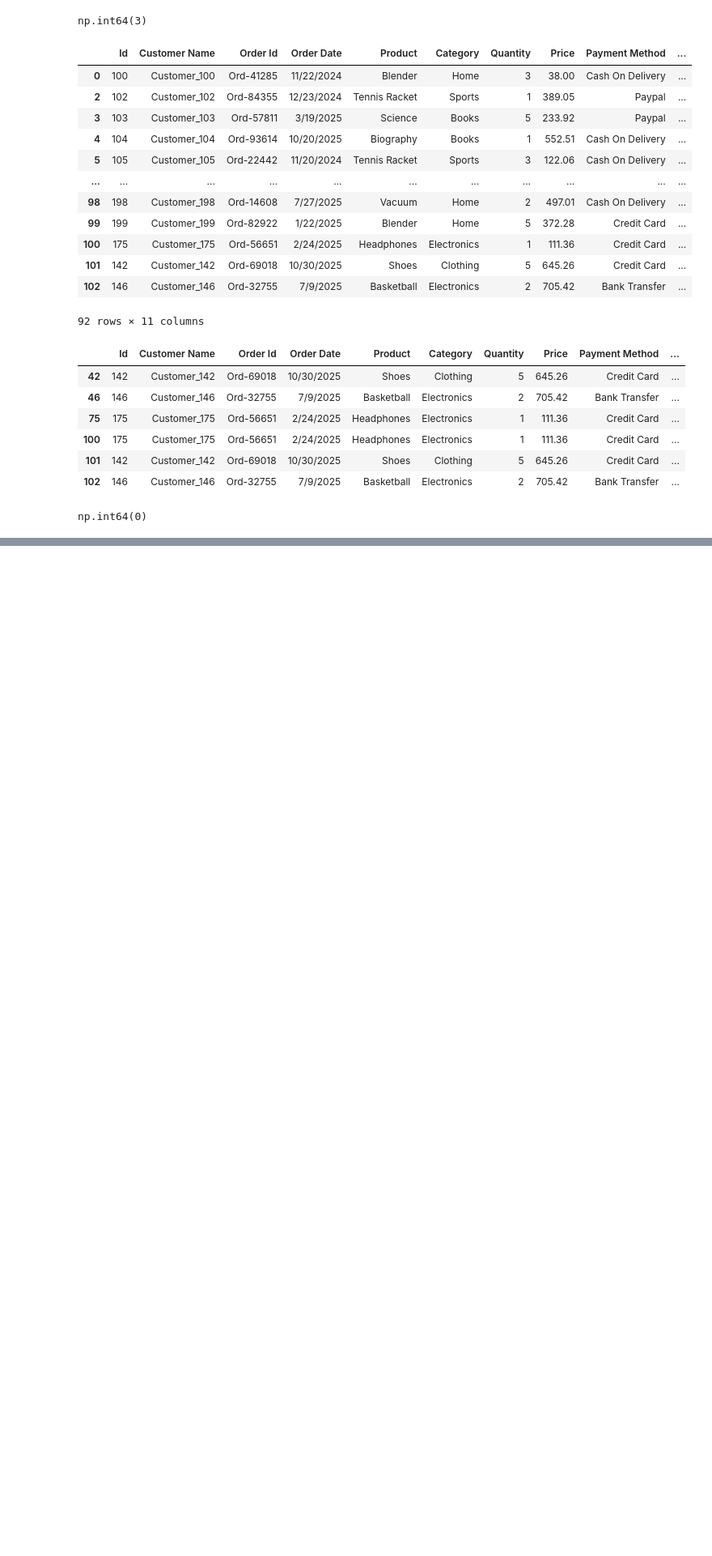
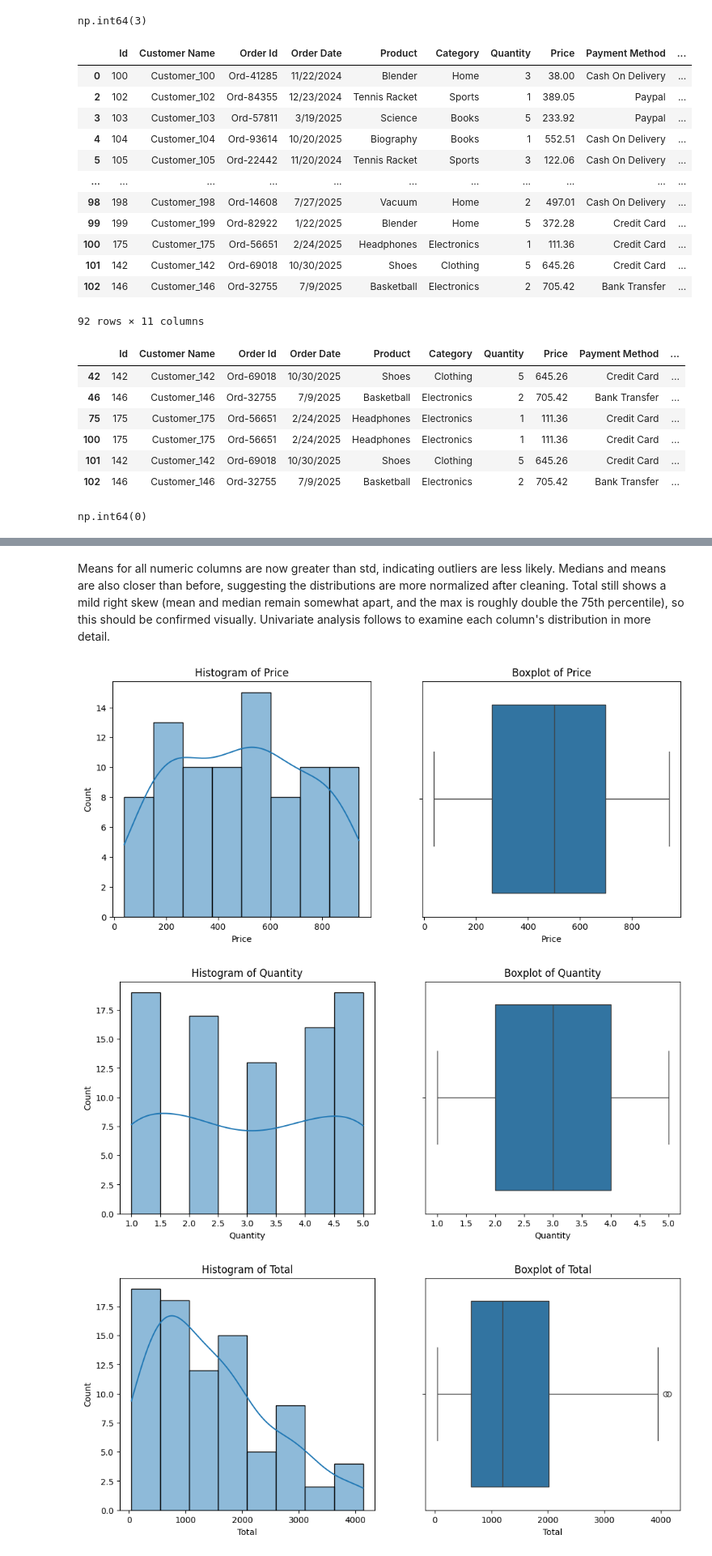
Before and after one commit to FoXx-codes/Sales_eda_classification, a Jupyter notebook: Ecom_EDAK.ipynb, the cells around one changed output, grey strips where cells are left out. Shown at 81% size. Drawn from its saved outputs; the diff is of its cells as text; code cells hidden in the pictures; blank space fills up the shorter version.

Commit message:
Complete univariate analysis: histograms and boxplots for Quantity, Price, and Total

```diff
--- a/Ecom_EDAK.ipynb
+++ b/Ecom_EDAK.ipynb
@@ -308,0 +366,7 @@ np.int64(0)
+# %%
+numeric_columns = ['Price', 'Quantity', 'Total']
+
+for col in numeric_columns:
+    negative = cleaned_data[cleaned_data[col] < 0]
+
+negative
@@ -308,0 +375,18 @@ np.int64(0)
+# %%
+cleaned_data.loc[37, 'Price'] = 100
+cleaned_data.loc[37, 'Total'] = 300
+# %%
+
+#dealing with outliers
+
+
+
+for col in numeric_columns:
+    Q1 = cleaned_data[col].quantile(0.25)
+    Q3 = cleaned_data[col].quantile(0.75)
+    IQR = Q3 - Q1
+    lower_bound = Q1 - 1.5 * IQR
+    upper_bound = Q3 + 1.5 * IQR
+    cleaned_data = cleaned_data[(cleaned_data[col] >= lower_bound) & (cleaned_data[col] <= upper_bound)]
+
+cleaned_data.describe()
@@ -308,0 +405,21 @@ np.int64(0)
+# %% [markdown]
+Means for all numeric columns are now greater than std, indicating outliers are less likely. Medians and means are also closer than before, suggesting the distributions are more normalized after cleaning. Total still shows a mild right skew (mean and median remain somewhat apart, and the max is roughly double the 75th percentile), so this should be confirmed visually. Univariate analysis follows to examine each column's distribution in more detail.
+# %%
+# histograms and box plots for numeric columns
+
+for col in numeric_columns:
+    plt.figure(figsize=(12, 5))
+
+    plt.subplot(1, 2, 1)
+    sns.histplot(cleaned_data[col], kde=True)
+    plt.title(f'Histogram of {col}')
+
+    plt.subplot(1, 2, 2)
+    sns.boxplot(x=cleaned_data[col])
+    plt.title(f'Boxplot of {col}')
+
+    plt.show()
+# %% [output]
+[figure, added]
+[figure, added]
+[figure, added]
```
Also changed, not shown: parts of 10 cells of this notebook.
